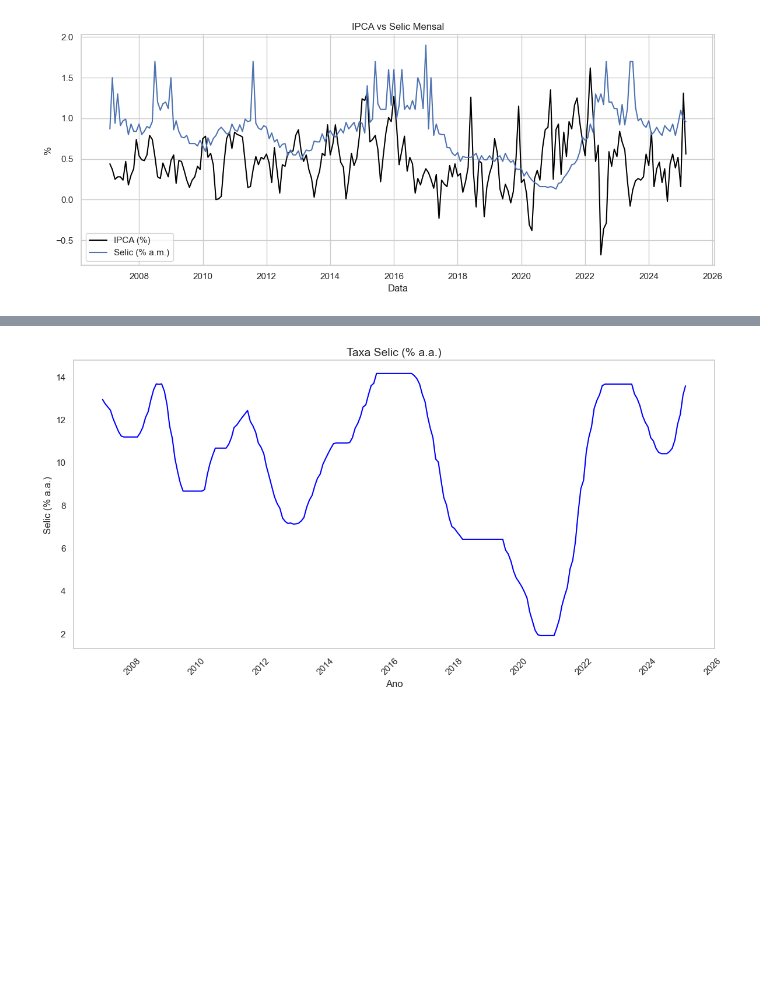
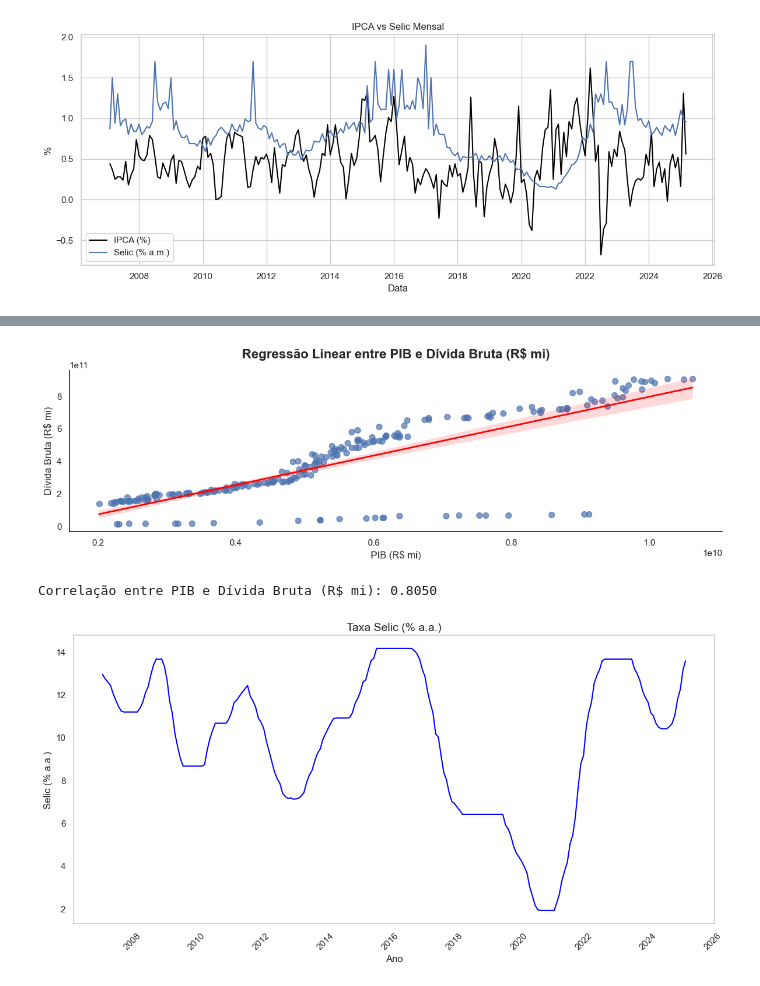
Before and after one commit to rodrigogrinfeld1/Projeto-DEV---Grupo-1, a Jupyter notebook: Código.ipynb, the cells around one changed output, grey strips where cells are left out. Drawn from its saved outputs; the diff is of its cells as text; code cells hidden in the pictures; blank space fills up the shorter version.

```diff
--- a/Código.ipynb
+++ b/Código.ipynb
@@ -286,3 +284,56 @@ plt.show()
+# %%
+import pandas as pd
+import matplotlib.pyplot as plt
+import seaborn as sns
+
+# Dicionário com nomes técnicos → nomes claros
+colunas_renomeadas = {
+    "4380 - PIB mensal - Valores correntes (R$ milhões) - R$ (milhões)": "PIB (R$ mi)",
+    "13761 - Dívida bruta do governo geral - Saldos em R$ milhões - Metodologia utilizada a partir de 2008 - R$ (milhões)": "Dívida Bruta (R$ mi)",
+    "13762 - Dívida bruta do governo geral (% PIB) - Metodologia utilizada a partir de 2008 - %": "Dívida Bruta (% do PIB)"
+}
+
+# Conversão para float
+for col in colunas_renomeadas:
+    dados[col] = dados[col].astype(str)\
+        .str.replace(".", "", regex=False)\
+        .str.replace(",", ".", regex=False)\
+        .astype(float)
+
+# Renomear as colunas
+dados_corr = dados[list(colunas_renomeadas.keys())].rename(columns=colunas_renomeadas)
+
+# Gráfico de regressão linear entre PIB e Dívida Bruta (valores nominais)
+plt.figure(figsize=(12, 4))
+sns.set(style="white")  # Remove a grade
+
+sns.regplot(
+    data=dados_corr,
+    x="PIB (R$ mi)",
+    y="Dívida Bruta (R$ mi)",
+    scatter_kws={"s": 50, "alpha": 0.7},
+    line_kws={"color": "red", "linewidth": 2}
+)
+
+plt.title("Regressão Linear entre PIB e Dívida Bruta (R$ mi)", fontsize=16, fontweight='bold', pad=15)
+plt.xlabel("PIB (R$ mi)", fontsize=12)
+plt.ylabel("Dívida Bruta (R$ mi)", fontsize=12)
+plt.xticks(fontsize=11)
+plt.yticks(fontsize=11)
+
+plt.grid(False)  # Desativa a grade manualmente, se necessário
+plt.tight_layout()
+sns.despine()
+plt.show()
+
+# Calcular a correlação entre PIB e Dívida Bruta (valores nominais)
+correlacao = dados_corr["PIB (R$ mi)"].corr(dados_corr["Dívida Bruta (R$ mi)"])
+
+# Imprimir a correlação
+print(f"Correlação entre PIB e Dívida Bruta (R$ mi): {correlacao:.4f}")
+# %% [output]
+[figure, added]
+Correlação entre PIB e Dívida Bruta (R$ mi): 0.8050
 # %%
 plt.figure(figsize=(12, 6))
 sns.lineplot(data=dados, x="Data", y="Selic (% a.a.)", color='blue')
```
Also changed, not shown: parts of 5 cells of this notebook.
